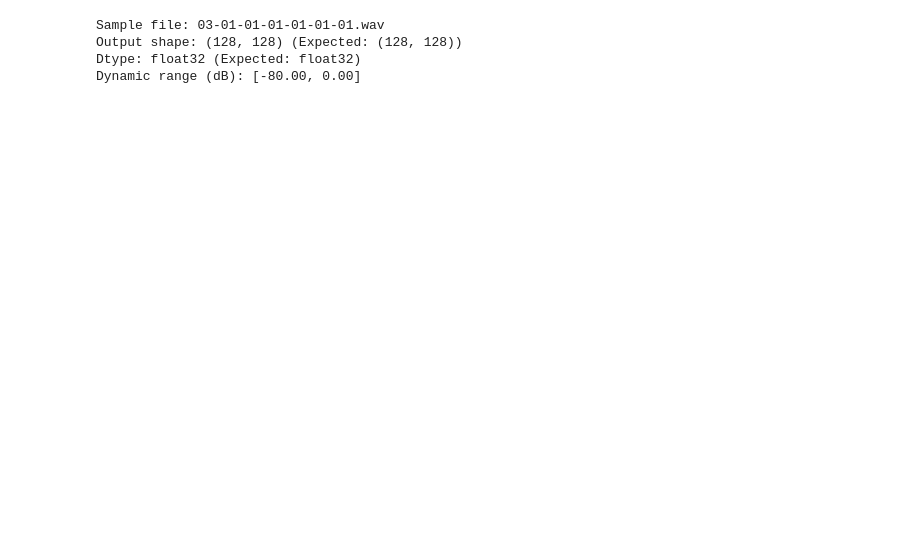
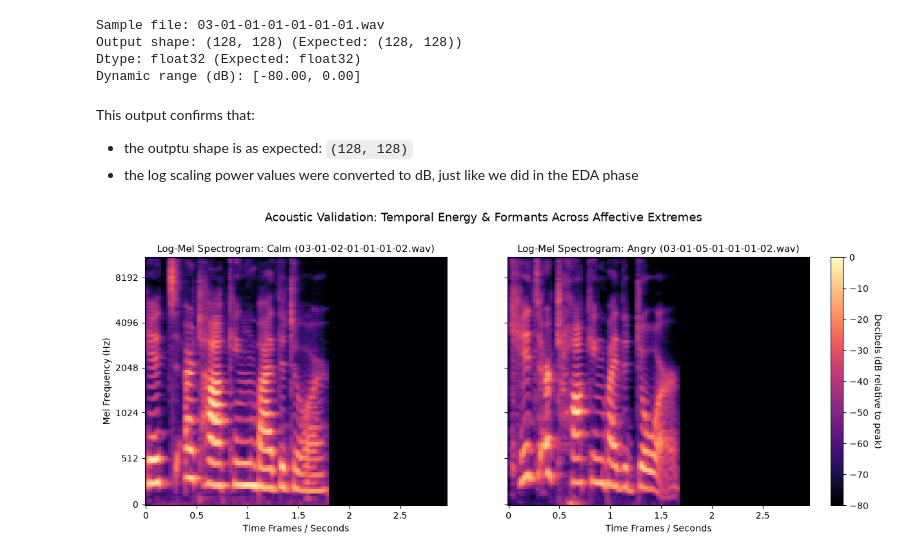
Before and after one commit to 1abhisheknigam/my-ai, a Jupyter notebook: speech-emotion-router/notebooks/04_spectrogram_features.ipynb, the cells around one changed output. Saved outputs shown, nothing was run; the diff lists cells and outputs as text; code cells hidden in the pictures; blank space fills up the shorter version.

```diff
--- a/speech-emotion-router/notebooks/04_spectrogram_features.ipynb
+++ b/speech-emotion-router/notebooks/04_spectrogram_features.ipynb
@@ -93,7 +91,7 @@ TOP_DB = 25          # Silence trimming threshold
 TARGET_FRAMES = 128  # Target time frames (yields a 128x128 2D representation)
 
 def extract_log_mel_spectrogram(
-    file_path: str,
+    file_path: Any,
     sr: int = SR,
     n_fft: int = N_FFT,
     hop_length: int = HOP_LENGTH,
@@ -108,8 +106,11 @@ def extract_log_mel_spectrogram(
     Returns:
         np.ndarray of shape (n_mels, target_frames), dtype float32.
     """
+    # Force native string path for librosa backend compatibility
+    path_str = str(file_path)
+
     # 1. Load audio waveform
-    y, _ = librosa.load(file_path, sr=sr)
+    y, _ = librosa.load(path_str, sr=sr)
 
     # 2. Trim leading/trailing studio silence
     y_trimmed, _ = librosa.effects.trim(y, top_db=top_db)
@@ -162,3 +180,70 @@ Sample file: 03-01-01-01-01-01-01.wav
 Output shape: (128, 128) (Expected: (128, 128))
 Dtype: float32 (Expected: float32)
 Dynamic range (dB): [-80.00, 0.00]
+# %% [markdown]
+This output confirms that:
+- the outptu shape is as expected: `(128, 128)`
+- the log scaling power values were converted to dB, just like we did in the EDA phase
+# %%
+# Identify representative index pairs for contrasting emotions (e.g., Actor 01 Female)
+idx_calm = df_cleaned[
+    (df_cleaned["emotion"] == "calm") &
+    (df_cleaned["gender"] == "F") &
+    (df_cleaned["intensity"] == "normal")
+].index[0]
+
+idx_angry = df_cleaned[
+    (df_cleaned["emotion"] == "angry") &
+    (df_cleaned["gender"] == "F") &
+    (df_cleaned["intensity"] == "normal")
+].index[0]
+
+# Compute spectrograms
+spec_calm = extract_log_mel_spectrogram(df_cleaned.loc[idx_calm, "file_path"])
+spec_angry = extract_log_mel_spectrogram(df_cleaned.loc[idx_angry, "file_path"])
+
+# Plot side-by-side Log-Mel spectrograms
+fig, axes = plt.subplots(1, 2, figsize=(14, 5), sharey=True)
+
+# 1. Calm representation
+img_calm = librosa.display.specshow(
+    spec_calm,
+    sr=SR,
+    hop_length=HOP_LENGTH,
+    x_axis="time",
+    y_axis="mel",
+    fmax=SR // 2,
+    ax=axes[0],
+    cmap="magma",
+    vmin=-80.0,
+    vmax=0.0,
+)
+axes[0].set_title(f"Log-Mel Spectrogram: Calm ({df_cleaned.loc[idx_calm, 'file_name']})", fontsize=11)
+axes[0].set_xlabel("Time Frames / Seconds")
+axes[0].set_ylabel("Mel Frequency (Hz)")
+
+# 2. Angry representation
+img_angry = librosa.display.specshow(
+    spec_angry,
+    sr=SR,
+    hop_length=HOP_LENGTH,
+    x_axis="time",
+    y_axis="mel",
+    fmax=SR // 2,
+    ax=axes[1],
+    cmap="magma",
+    vmin=-80.0,
+    vmax=0.0,
+)
+axes[1].set_title(f"Log-Mel Spectrogram: Angry ({df_cleaned.loc[idx_angry, 'file_name']})", fontsize=11)
+axes[1].set_xlabel("Time Frames / Seconds")
+axes[1].set_ylabel("")
+
+# Add shared colorbar
+cbar = fig.colorbar(img_angry, ax=axes, orientation="vertical", fraction=0.02, pad=0.03)
+cbar.set_label("Decibels (dB relative to peak)", rotation=270, labelpad=15)
+
+plt.suptitle("Acoustic Validation: Temporal Energy & Formants Across Affective Extremes", fontsize=13, y=1.02)
+plt.show()
+# %% [output]
+[figure, added]
```
Also changed, not shown: parts of 9 cells of this notebook, 1 other file.
